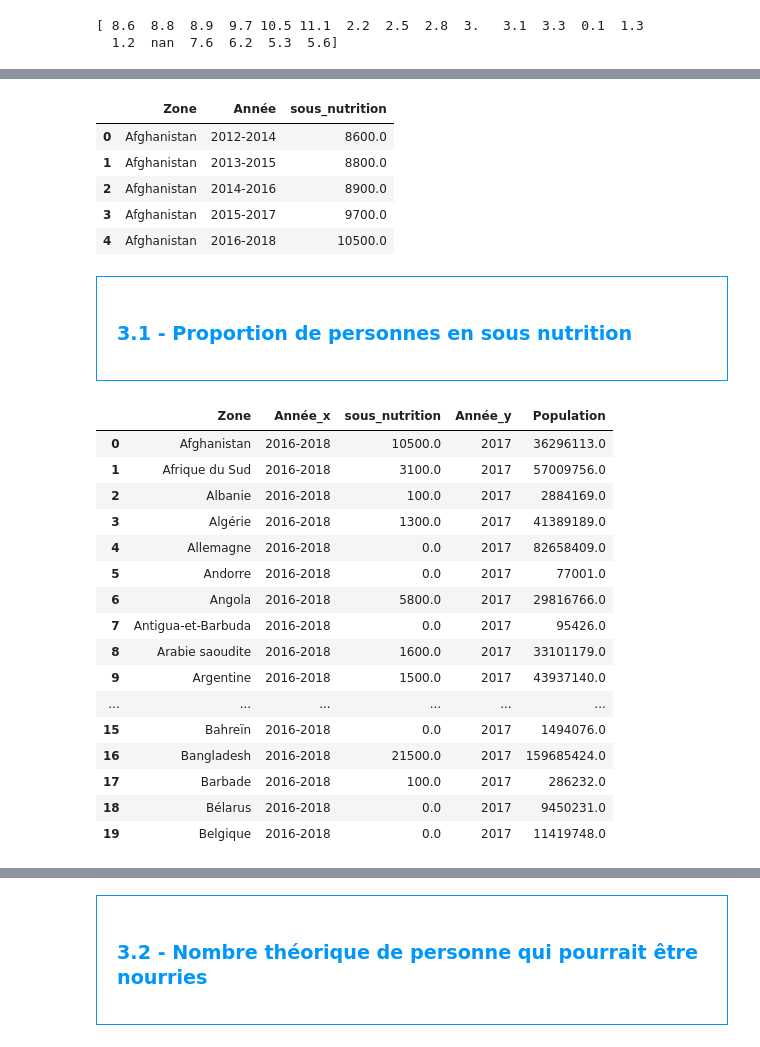
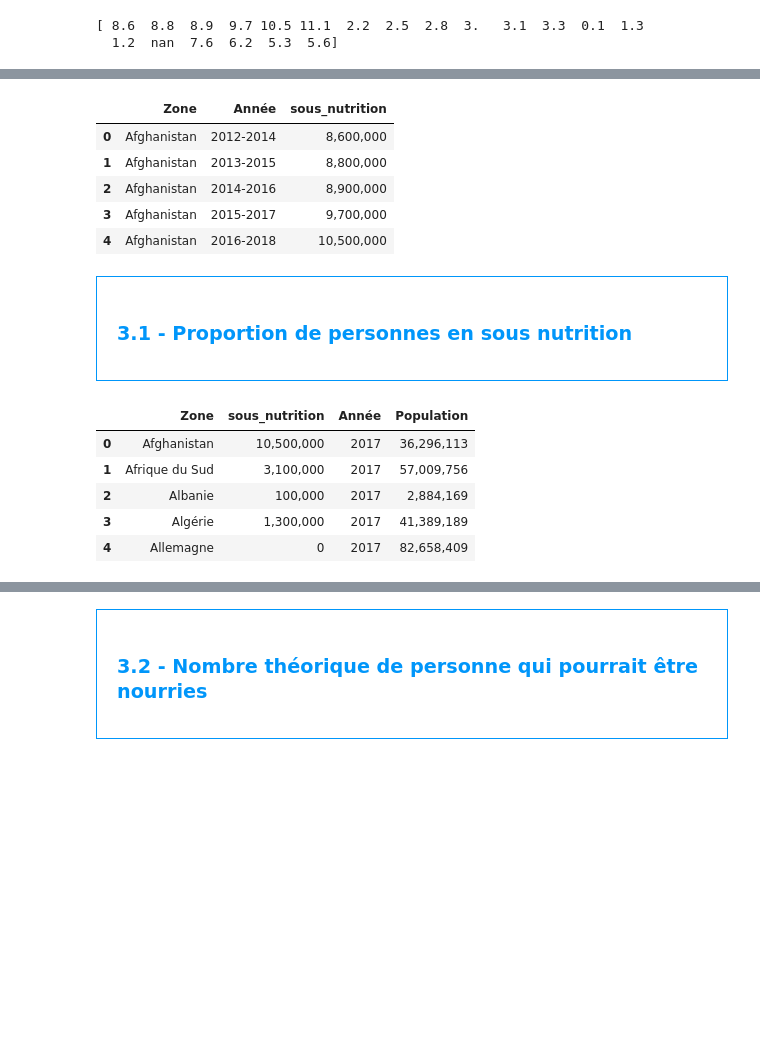
Before and after one commit to Stephane-OC/fao-project, a Jupyter notebook: Food_Security_Analysis_2013_2017.ipynb, the cells around one changed output, grey strips where cells are left out. Cells and saved outputs as stored; diff of their text form; code cells hidden in the pictures; blank space fills up the shorter version.

```diff
--- a/Food_Security_Analysis_2013_2017.ipynb
+++ b/Food_Security_Analysis_2013_2017.ipynb
@@ -410,17 +411,17 @@ display(sous_nutrition.head())
 sous_nutrition =sous_nutrition.rename(columns={"Valeur": "sous_nutrition"})
 # %%
 #Multiplication de la colonne sous_nutrition par 1000000
-sous_nutrition["sous_nutrition"] = sous_nutrition["sous_nutrition"] * 1000
+sous_nutrition["sous_nutrition"] = sous_nutrition["sous_nutrition"] * 1000000
 # %%
 #Afficher les 5 premières lignes de la table
 display(sous_nutrition.head())
 # %% [output]
 |  | Zone | Année | sous_nutrition |
-| 0 | Afghanistan | 2012-2014 | 8600.0 |
-| 1 | Afghanistan | 2013-2015 | 8800.0 |
-| 2 | Afghanistan | 2014-2016 | 8900.0 |
-| 3 | Afghanistan | 2015-2017 | 9700.0 |
-| 4 | Afghanistan | 2016-2018 | 10500.0 |
+| 0 | Afghanistan | 2012-2014 | 8,600,000 |
+| 1 | Afghanistan | 2013-2015 | 8,800,000 |
+| 2 | Afghanistan | 2014-2016 | 8,900,000 |
+| 3 | Afghanistan | 2015-2017 | 9,700,000 |
+| 4 | Afghanistan | 2016-2018 | 10,500,000 |
 # %% [markdown]
 <div style="border: 1px solid RGB(0,150,250);" >
 <h3 style="margin: auto; padding: 20px; color: RGB(0,150,250); ">3.1 - Proportion de personnes en sous nutrition</h3>
@@ -429,34 +430,21 @@ display(sous_nutrition.head())
 #Il faut tout d'abord faire une jointure entre la table population et la table sous nutrition, en ciblant l'année 2017
 
 # Filtrer population 2017
-popu_2017 = population[population["Année"] == 2017]
+popu_2017 = population[population["Année"] == 2017][["Zone", "Année", "Population"]]
+sn_2017 = sous_nutrition[sous_nutrition["Année"] == "2016-2018"][["Zone", "sous_nutrition"]]
 
-# Filtrer sous_nutrition sur la période 2016-2018 (qui couvre 2017)
-sn_2017 = sous_nutrition[sous_nutrition["Année"] == "2016-2018"]
-
-# Merge sur la colonne Zone
 popu_nutri = pd.merge(sn_2017, popu_2017, on="Zone", how="inner")
+popu_nutri["Année"] = 2017
 # %%
 #Affichage du dataset
-display(popu_nutri.head(20))
+display(popu_nutri.head(5))
 # %% [output]
-|  | Zone | Année_x | sous_nutrition | Année_y | Population |
-| 0 | Afghanistan | 2016-2018 | 10500.0 | 2017 | 36296113.0 |
-| 1 | Afrique du Sud | 2016-2018 | 3100.0 | 2017 | 57009756.0 |
-| 2 | Albanie | 2016-2018 | 100.0 | 2017 | 2884169.0 |
-| 3 | Algérie | 2016-2018 | 1300.0 | 2017 | 41389189.0 |
-| 4 | Allemagne | 2016-2018 | 0.0 | 2017 | 82658409.0 |
-| 5 | Andorre | 2016-2018 | 0.0 | 2017 | 77001.0 |
-| 6 | Angola | 2016-2018 | 5800.0 | 2017 | 29816766.0 |
-| 7 | Antigua-et-Barbuda | 2016-2018 | 0.0 | 2017 | 95426.0 |
-| 8 | Arabie saoudite | 2016-2018 | 1600.0 | 2017 | 33101179.0 |
-| 9 | Argentine | 2016-2018 | 1500.0 | 2017 | 43937140.0 |
-| ... | ... | ... | ... | ... | ... |
-| 15 | Bahreïn | 2016-2018 | 0.0 | 2017 | 1494076.0 |
-| 16 | Bangladesh | 2016-2018 | 21500.0 | 2017 | 159685424.0 |
-| 17 | Barbade | 2016-2018 | 100.0 | 2017 | 286232.0 |
-| 18 | Bélarus | 2016-2018 | 0.0 | 2017 | 9450231.0 |
-| 19 | Belgique | 2016-2018 | 0.0 | 2017 | 11419748.0 |
+|  | Zone | sous_nutrition | Année | Population |
+| 0 | Afghanistan | 10,500,000 | 2017 | 36,296,113 |
+| 1 | Afrique du Sud | 3,100,000 | 2017 | 57,009,756 |
+| 2 | Albanie | 100,000 | 2017 | 2,884,169 |
+| 3 | Algérie | 1,300,000 | 2017 | 41,389,189 |
+| 4 | Allemagne | 0 | 2017 | 82,658,409 |
 # %%
 #Calcul et affichage du nombre de personnes en état de sous nutrition
 
```
Also changed, not shown: parts of 35 cells of this notebook, 1 other file.
